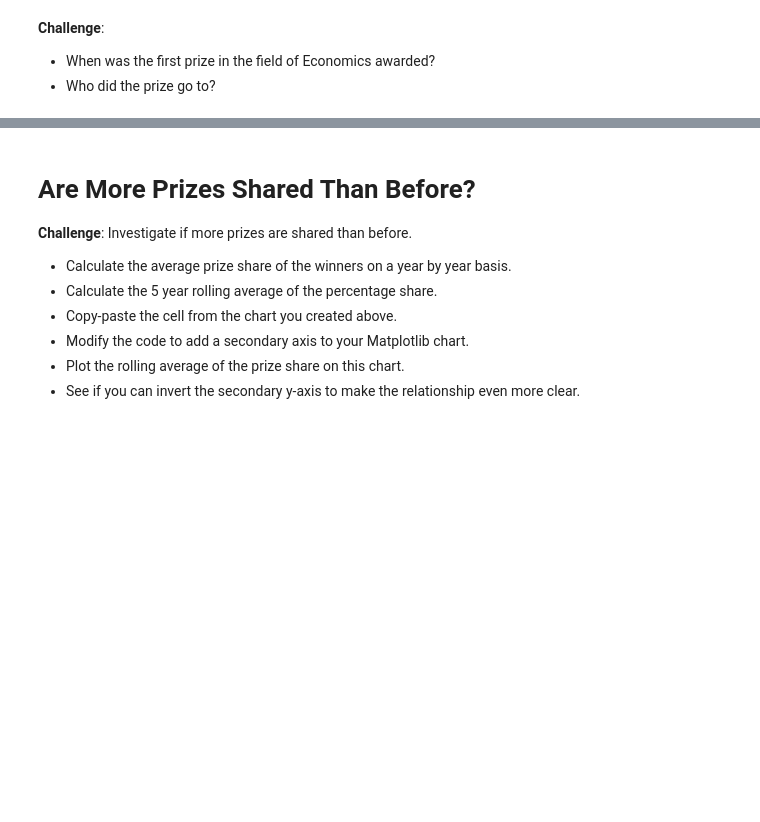
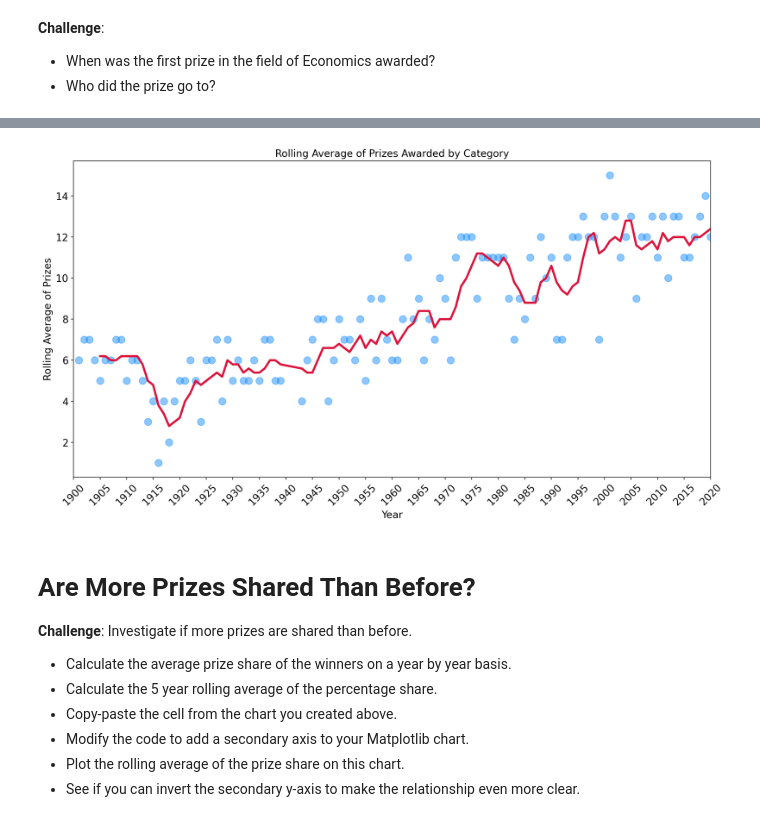
Before and after one commit to adi1375/PythonLearn, a Jupyter notebook: Python_100_days/Day79_Nobel_Prize_Analysis/Nobel_Prize_Analysis_(start).ipynb, the cells around one changed output, grey strips where cells are left out. Cells and saved outputs as stored; diff of their text form; code cells hidden in the pictures; blank space fills up the shorter version.

```diff
--- a/Python_100_days/Day79_Nobel_Prize_Analysis/Nobel_Prize_Analysis_(start).ipynb
+++ b/Python_100_days/Day79_Nobel_Prize_Analysis/Nobel_Prize_Analysis_(start).ipynb
@@ -63,5 +168,12 @@ Caveats: The exact birth dates for Michael Houghton, Venkatraman Ramakrishnan, a
 * Add a Column called `share_pct` which has the laureates' share as a percentage in the form of a floating-point number.
 # %% [markdown]
 #### Convert Year and Birth Date to Datetime
+# %%
+df_data.birth_date = pd.to_datetime(df_data.birth_date)
 # %% [markdown]
 #### Add a Column with the Prize Share as a Percentage
+# %%
+separated_values = df_data.prize_share.str.split('/', expand=True)
+numerator = pd.to_numeric(separated_values[0])
+denomenator = pd.to_numeric(separated_values[1])
+df_data['share_pct'] = numerator / denomenator
@@ -117,3 +344,6 @@ Caveats: The exact birth dates for Michael Houghton, Venkatraman Ramakrishnan, a
 
 * Looking at the chart, did the first and second world wars have an impact on the number of prizes being given out?
 * What could be the reason for the trend in the chart?
+# %%
+prizes_by_year = df_data.groupby("year").agg({"prize":pd.Series.count})
+prizes_by_year
@@ -120,3 +365,36 @@ Caveats: The exact birth dates for Michael Houghton, Venkatraman Ramakrishnan, a
+# %%
+roll_prize_year = prizes_by_year.prize.rolling(window=5).mean()
+# %%
+plt.figure(figsize=(16,8),dpi=200)
+
+plt.yticks(fontsize=14)
+plt.xticks(ticks=np.arange(1900, 2021, step=5),
+           fontsize=14,
+           rotation=45)
+
+ax=plt.gca()
+ax.set_xlim(1900, 2020)
+
+ax.scatter(
+            x=prizes_by_year.index,
+            y=prizes_by_year.values,
+            c='dodgerblue',
+            alpha=0.5,
+            s=100)
+
+
+
+ax.plot(prizes_by_year.index,
+         roll_prize_year.values,
+         c='crimson',
+         linewidth=3)
+
+plt.xlabel("Year",fontsize=14)
+plt.ylabel("Rolling Average of Prizes",fontsize=14)
+plt.title("Rolling Average of Prizes Awarded by Category",fontsize = 14)
+plt.show()
+# %% [output]
+[figure, added]
 # %% [markdown]
 # Are More Prizes Shared Than Before?
 
```
Also changed, not shown: parts of 54 cells of this notebook.
